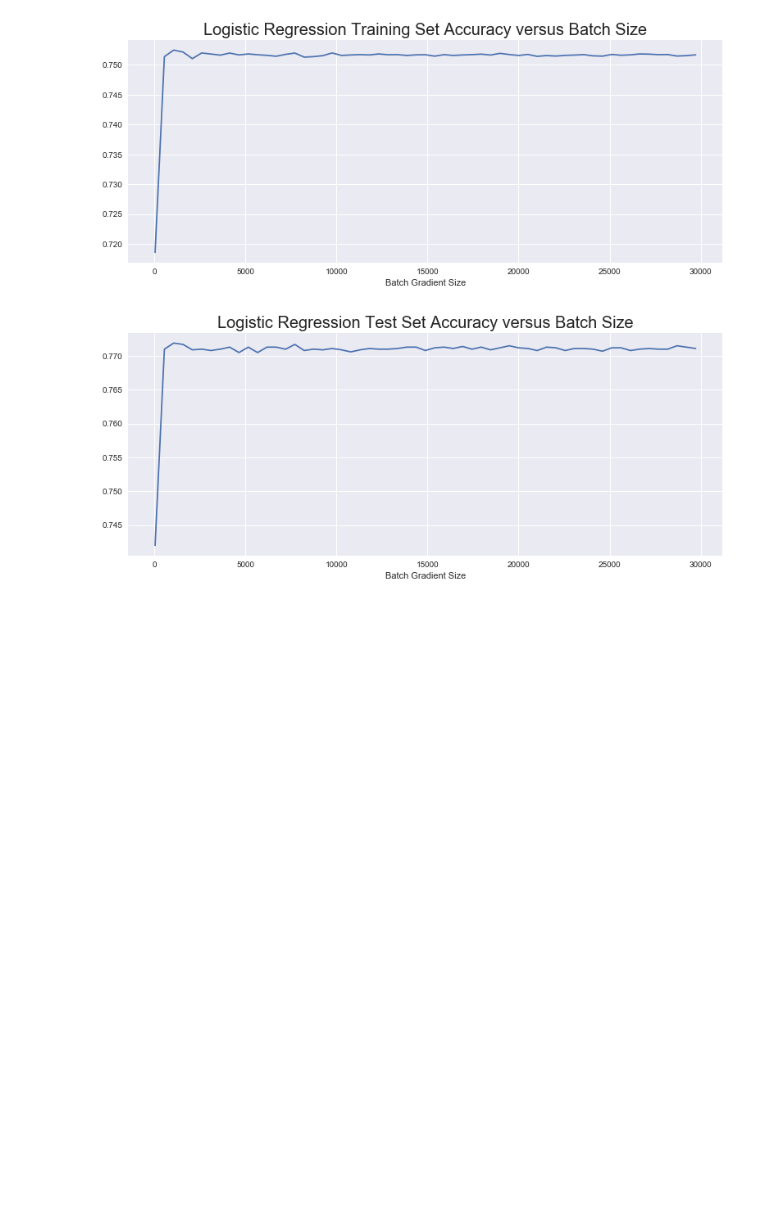
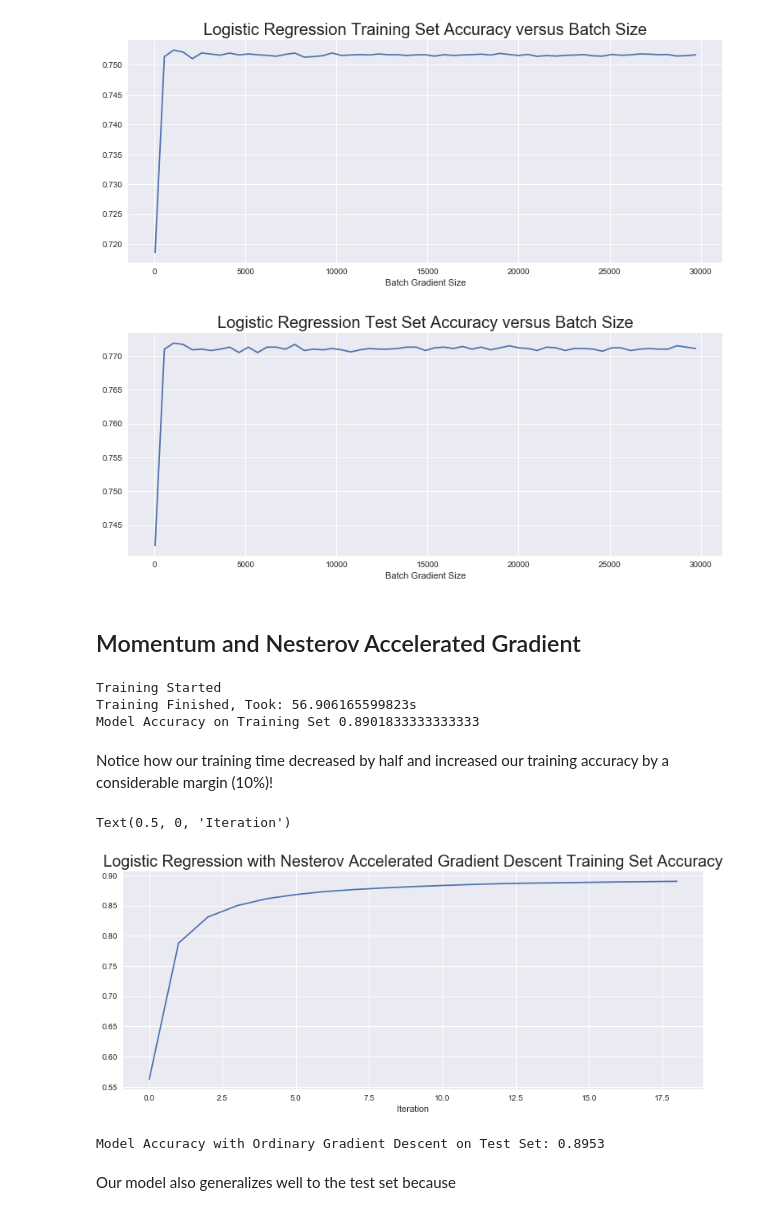
Before and after one commit to Viraj-Joshi/Gradient-Descent, a Jupyter notebook: Gradient Descent.ipynb, the cells around one changed output. Cells and saved outputs as stored; diff of their text form; code cells hidden in the pictures; blank space fills up the shorter version.

```diff
--- a/Gradient Descent.ipynb
+++ b/Gradient Descent.ipynb
@@ -280,3 +271,5 @@ plt.xlabel("Batch Gradient Size")
 Text(0.5, 0, 'Batch Gradient Size')
 [figure]
 [figure]
+# %% [markdown]
+## Momentum and Nesterov Accelerated Gradient
@@ -282,0 +338,27 @@ Text(0.5, 0, 'Batch Gradient Size')
+# %%
+logreg = LogisticRegression()
+w,accuracy = logreg.train(trainX,trainy,False)
+print("Model Accuracy on Training Set",accuracy[0][len(accuracy[0])-1])
+# %% [output]
+Training Started
+Training Finished, Took: 56.906165599823s
+Model Accuracy on Training Set 0.8901833333333333
+# %% [markdown]
+Notice how our training time decreased by half and increased our training accuracy by a considerable margin (10%)!
+# %%
+fig = plt.figure()
+fig.set_figheight(5)
+fig.set_figwidth(13)
+mpl.style.use('seaborn')
+plt.plot(accuracy[0])
+plt.title('Logistic Regression with Nesterov Accelerated Gradient Descent Training Set Accuracy',fontsize=20)
+plt.xlabel("Iteration")
+# %% [output]
+Text(0.5, 0, 'Iteration')
+[figure, added]
+# %%
+print("Model Accuracy with Ordinary Gradient Descent on Test Set:",logreg.test(testX,testy,w[0]))
+# %% [output]
+Model Accuracy with Ordinary Gradient Descent on Test Set: 0.8953
+# %% [markdown]
+Our model also generalizes well to the test set because
```
Also changed, not shown: parts of 3 cells of this notebook.
